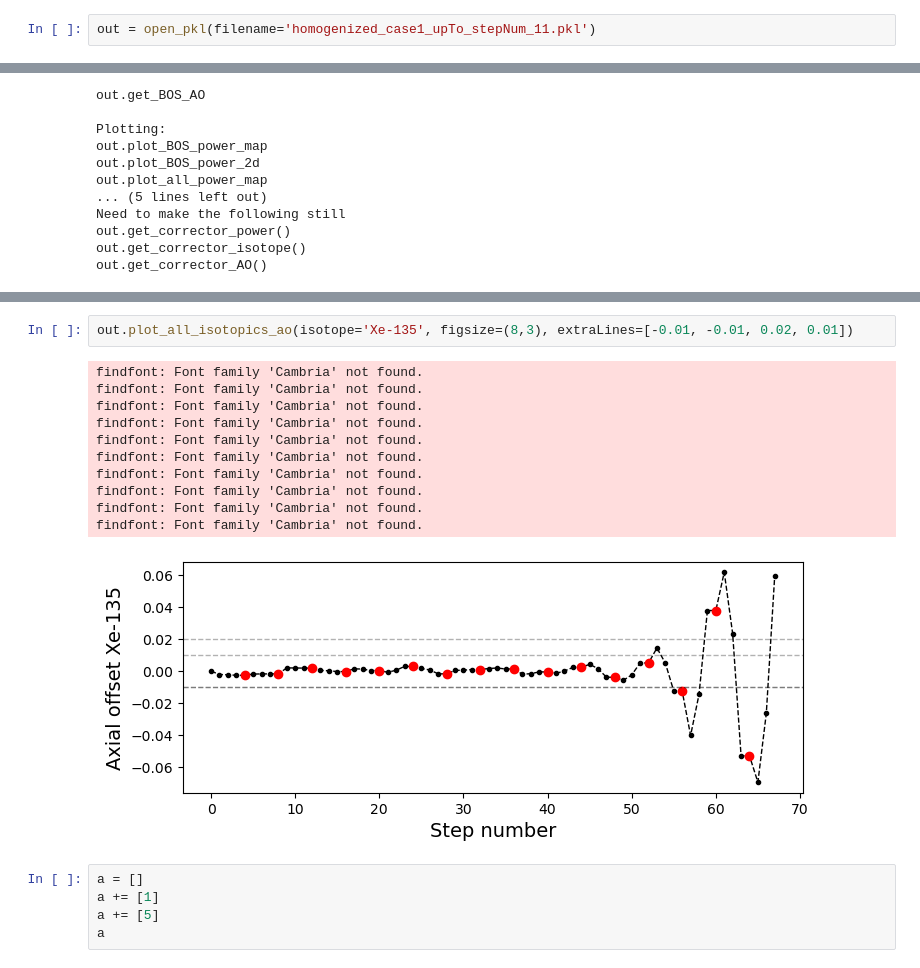
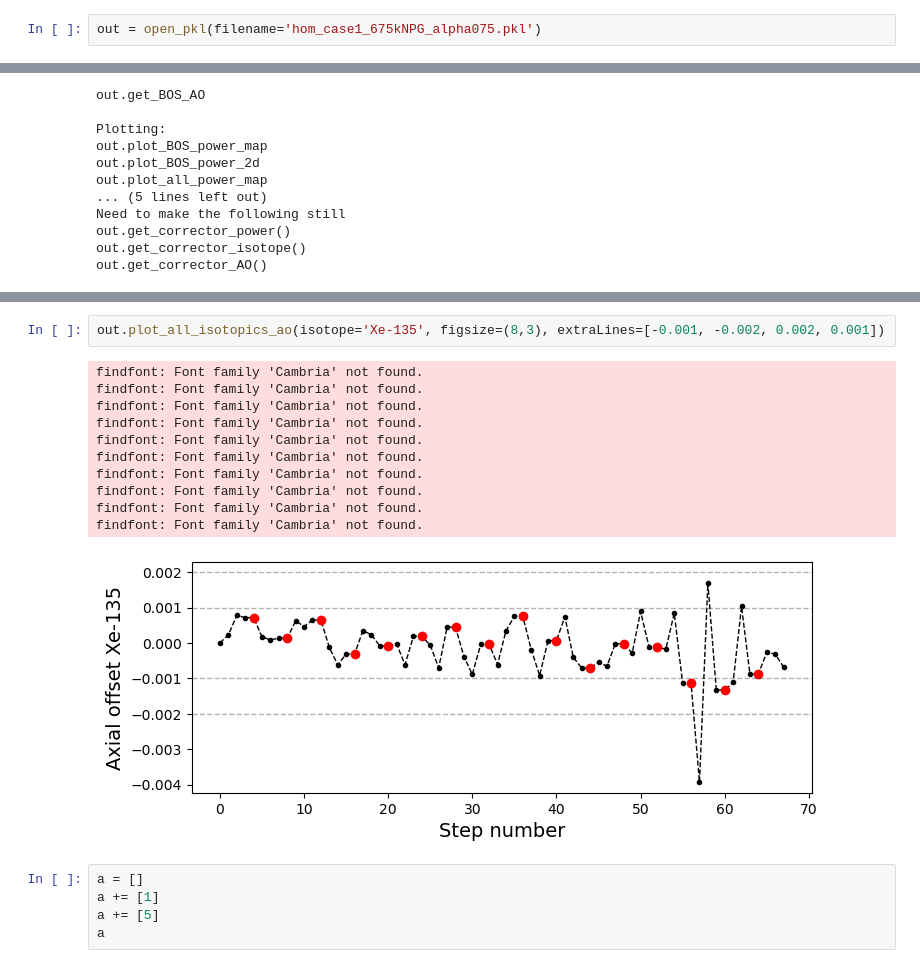
Before and after one commit to jfaulkner31/SCALETools, a Jupyter notebook: SCALEDepleter/pickle_examples/tempDepndFHR_ex5.ipynb, the cells around one changed output, grey strips where cells are left out. Cells and saved outputs as stored; diff of their text form.

```diff
--- a/SCALEDepleter/pickle_examples/tempDepndFHR_ex5.ipynb
+++ b/SCALEDepleter/pickle_examples/tempDepndFHR_ex5.ipynb
@@ -17,5 +17,5 @@ matplotlib.font_manager.findfont('Cambria')
 # %%
-out = open_pkl(filename='homogenized_case1_upTo_stepNum_11.pkl')
+out = open_pkl(filename='hom_case1_675kNPG_alpha075.pkl')
 # %%
 # available functions:
 # out.print_case_settings()
@@ -203,17 +203,17 @@ offset
 # %%
-out.plot_all_isotopics_ao(isotope='Xe-135', figsize=(8,3), extraLines=[-0.01, -0.01, 0.02, 0.01])
+out.plot_all_isotopics_ao(isotope='Xe-135', figsize=(8,3), extraLines=[-0.001, -0.002, 0.002, 0.001])
 # %% [output]
 findfont: Font family 'Cambria' not found.
 findfont: Font family 'Cambria' not found.
 findfont: Font family 'Cambria' not found.
 findfont: Font family 'Cambria' not found.
 findfont: Font family 'Cambria' not found.
 findfont: Font family 'Cambria' not found.
 findfont: Font family 'Cambria' not found.
 findfont: Font family 'Cambria' not found.
 findfont: Font family 'Cambria' not found.
 findfont: Font family 'Cambria' not found.
-[figure, old version]
+[figure, new version]
 # %%
 a = []
 a += [1]
```
Also changed, not shown: parts of 16 cells of this notebook, 7 other files.
